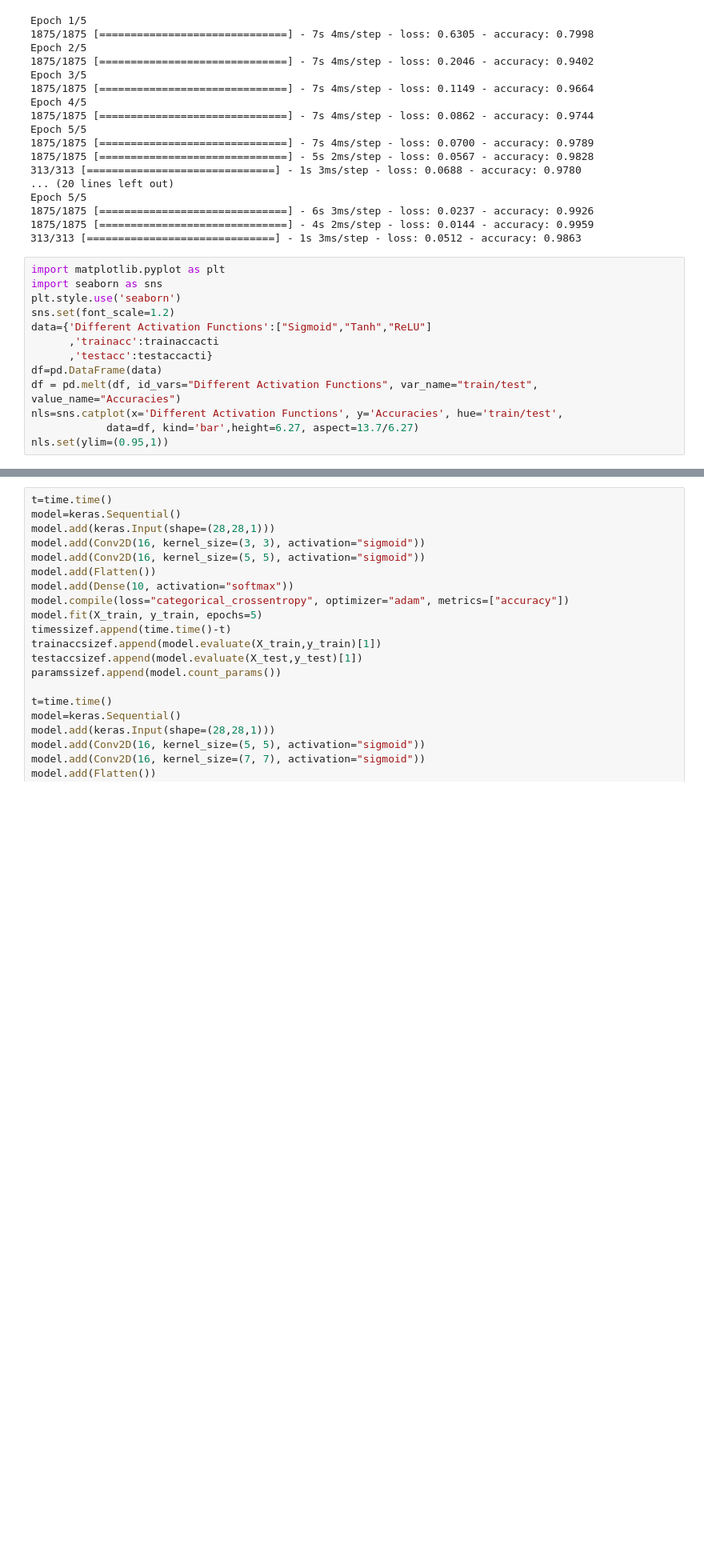
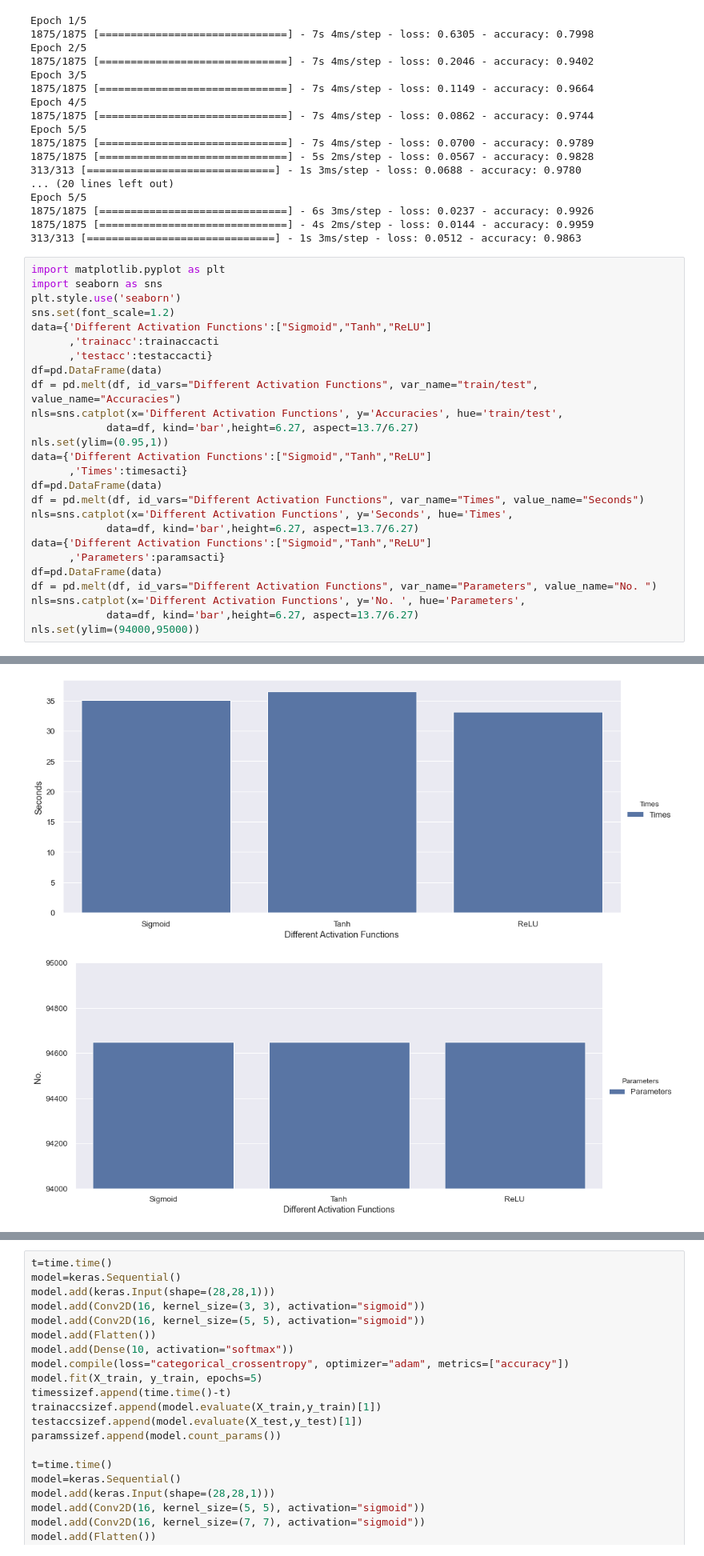
Before and after one commit to jatingupta-2000/DL-Labs, a Jupyter notebook: E18CSE140_DL_Lab6.ipynb, the cells around one changed output, grey strips where cells are left out. Shown at 80% size. Saved outputs shown, nothing was run; the diff lists cells and outputs as text; blank space fills up the shorter version.

```diff
--- a/E18CSE140_DL_Lab6.ipynb
+++ b/E18CSE140_DL_Lab6.ipynb
@@ -320,16 +287,31 @@ Epoch 5/5
 # %%
 import matplotlib.pyplot as plt
 import seaborn as sns
 plt.style.use('seaborn')
 sns.set(font_scale=1.2)
 data={'Different Activation Functions':["Sigmoid","Tanh","ReLU"]
       ,'trainacc':trainaccacti
       ,'testacc':testaccacti}
 df=pd.DataFrame(data)
 df = pd.melt(df, id_vars="Different Activation Functions", var_name="train/test", value_name="Accuracies")
 nls=sns.catplot(x='Different Activation Functions', y='Accuracies', hue='train/test',
             data=df, kind='bar',height=6.27, aspect=13.7/6.27)
 nls.set(ylim=(0.95,1))
+data={'Different Activation Functions':["Sigmoid","Tanh","ReLU"]
+      ,'Times':timesacti}
+df=pd.DataFrame(data)
+df = pd.melt(df, id_vars="Different Activation Functions", var_name="Times", value_name="Seconds")
+nls=sns.catplot(x='Different Activation Functions', y='Seconds', hue='Times',
+            data=df, kind='bar',height=6.27, aspect=13.7/6.27)
+data={'Different Activation Functions':["Sigmoid","Tanh","ReLU"]
+      ,'Parameters':paramsacti}
+df=pd.DataFrame(data)
+df = pd.melt(df, id_vars="Different Activation Functions", var_name="Parameters", value_name="No. ")
+nls=sns.catplot(x='Different Activation Functions', y='No. ', hue='Parameters',
+            data=df, kind='bar',height=6.27, aspect=13.7/6.27)
+nls.set(ylim=(94000,95000))
 # %% [output]
 <seaborn.axisgrid.FacetGrid at 0x...>
 [figure]
+[figure, added]
+[figure, added]
```
Also changed, not shown: parts of 18 cells of this notebook.
